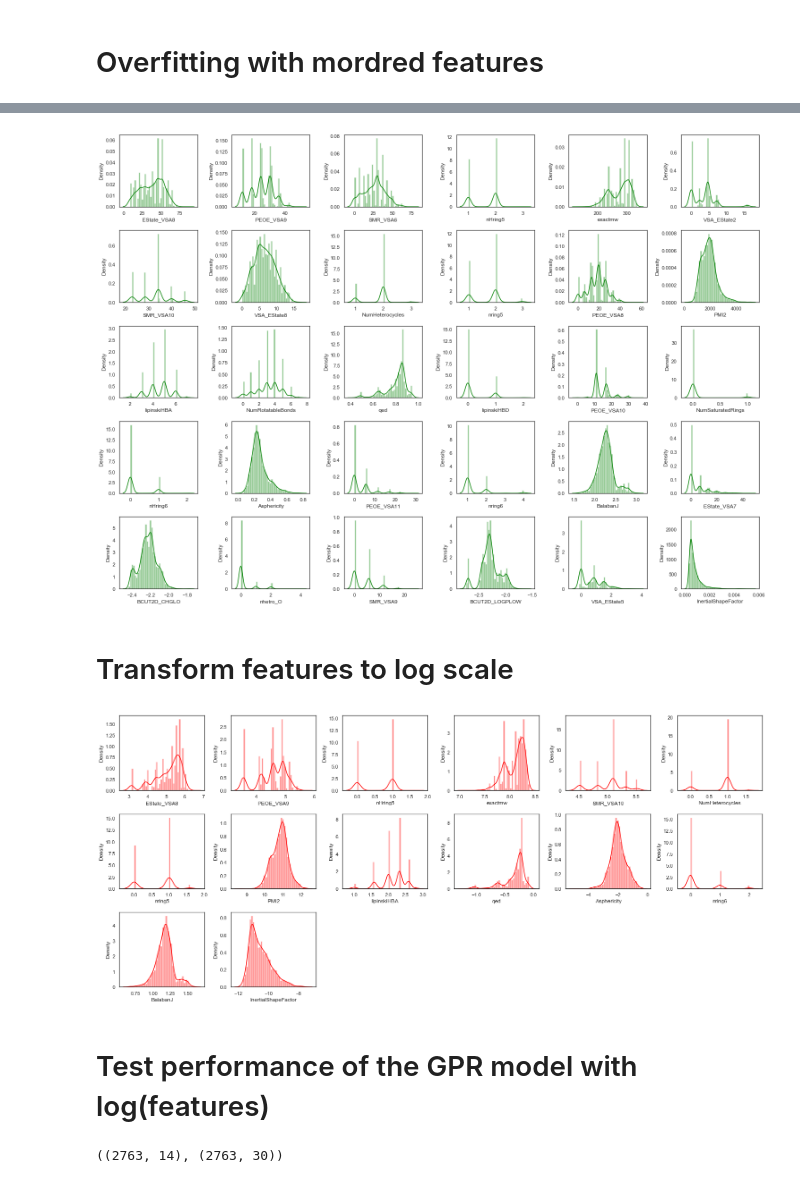
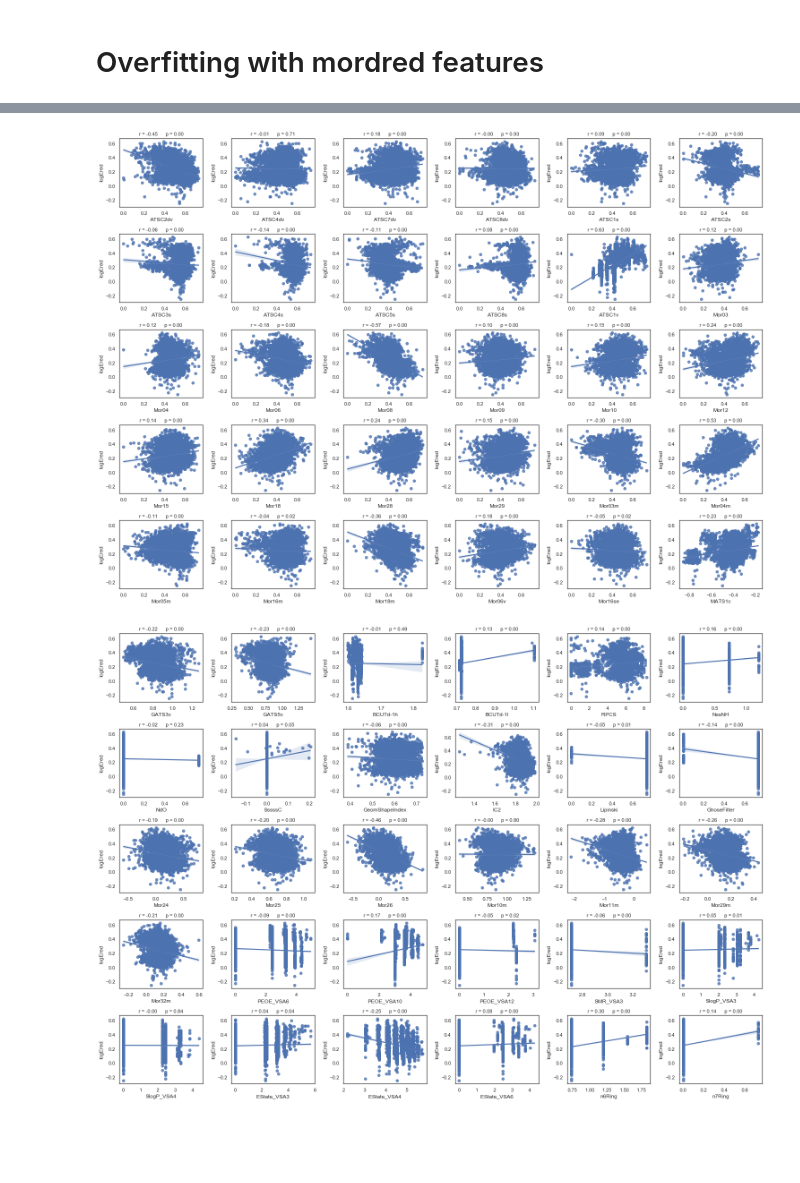
Before and after one commit to akashjn/Machine_Learning_Chemistry, a Jupyter notebook: Reduction Potential/Exploring_Effect_of_Feature_Number_with_outliers_2700mols_mordred.ipynb, the cells around one changed output, grey strips where cells are left out. Cells and saved outputs as stored; diff of their text form; code cells hidden in the pictures; blank space fills up the shorter version.

Commit message:
mordred transformed

```diff
--- a/Reduction Potential/Exploring_Effect_of_Feature_Number_with_outliers_2700mols_mordred.ipynb
+++ b/Reduction Potential/Exploring_Effect_of_Feature_Number_with_outliers_2700mols_mordred.ipynb
@@ -479,5 +479,5 @@ def substruct_in_smi(mol_smi_str,pat_smi_str):
 # %%
-# Xdata_btz_corr_scaffold_rings=pd.concat([Xdata_btz,df_ring,df_ringh,df_ringD,df_class],axis=1)
+Xdata_btz_corr_scaffold_rings=pd.concat([Xdata_btz,df_ringD,df_class],axis=1)
 # # Xdata_btz_uncorr_clean_scaffold_rings
 # %%
 # Xdata_btz_corr_scaffold_rings.shape
@@ -491,7 +491,8 @@ def substruct_in_smi(mol_smi_str,pat_smi_str):
 # %% [markdown]
 # Drop columns with identical values
 # %%
-Xdata_btz_clean=Xdata_btz.loc[:,Xdata_btz.nunique()>1]
+# Xdata_btz_clean=Xdata_btz.loc[:,Xdata_btz.nunique()>1]
+Xdata_btz_clean=Xdata_btz_corr_scaffold_rings.loc[:,Xdata_btz_corr_scaffold_rings.nunique()>1]
 # %%
 Xdata_btz_clean.shape
 # %% [output]
@@ -512,6 +513,6 @@ def remove_corr_features(Xdata,corr_cutoff = 0.75):
     print(f"Remaining features %d" %(Xdata.shape[1]))
     return Xdata
 # %%
-Xdata_btz_uncorr=remove_corr_features(Xdata=Xdata_btz_clean, corr_cutoff=0.6)
+Xdata_btz_uncorr=remove_corr_features(Xdata=Xdata_btz_clean, corr_cutoff=0.62)
 print(Xdata_btz_uncorr.shape)
 # %% [output]
@@ -1166,7 +1239,11 @@ warnings.simplefilter(action='ignore', category=FutureWarning)
 # %%
-target = 'Ered(V)'
+X=Xdata_btz_uncorr
+target="logEred"
+
+corr_ered_feat=[]
+
 descriptors=X.columns.to_list()
-from scipy.stats import norm
+
 nr_rows = 5
 nr_cols = 6
 sns.set(style='white')
@@ -1179,16 +1256,19 @@ for r in range(0,nr_rows):
 
         if i < len(descriptors):
 
-            sns.distplot(x=X[descriptors[i]],color="green", ax = axs[r][c],bins=40,kde=True)
+            # print(i,descriptors[i])
+            sns.regplot(x=X[descriptors[i]], y=ERed_data[target], ax = axs[r][c])
 
-            axs[r][c].set_xlabel(descriptors[i])
+            stp = stats.pearsonr(X[descriptors[i]], ERed_data[target])
+            # corr_ered_feat.append([descriptors[i],stp[0]])
+            # str_title = "Pearson’s correlation coefficient (r) = " + "{0:.2f}".format(stp[0]) + "      " "Two-tailed p-value (p) = " + "{0:.2f}".format(stp[1])
+            str_title = "r = " + "{0:.2f}".format(stp[0]) + "      " "p = " + "{0:.2f}".format(stp[1])
+            corr_ered_feat.append([descriptors[i],stp[0]])
+            axs[r][c].set_title(str_title,fontsize=11)
         else:
             fig.delaxes(axs[r][c])
-
 plt.tight_layout()
 # plt.savefig("./Figures/Ered_desc2.png",dpi=300)
 plt.show()
 # %% [output]
-[figure, old version]
+[figure, new version]
-# %% [markdown]
-# Transform features to log scale
@@ -1200,33 +1275,29 @@ df=df.dropna(axis=1)
 # %%
-target = 'Ered(V)'
-descriptors=df.columns.to_list()
-from scipy.stats import norm
 nr_rows = 5
 nr_cols = 6
 sns.set(style='white')
 fig, axs = plt.subplots(nr_rows, nr_cols, figsize=(nr_cols*3.5,nr_rows*3))
 
 for r in range(0,nr_rows):
 
     for c in range(0,nr_cols):
-        i = r*nr_cols+c
+        i = r*nr_cols+c+30
 
         if i < len(descriptors):
 
-            # sns.distplot(x=X[descriptors[i]],color="green", ax = axs[r][c],bins=40,kde=True)
-            sns.distplot(x=df[descriptors[i]],color="red", ax = axs[r][c],bins=40,kde=True)
-            axs[r][c].set_xlabel(descriptors[i])
+            # print(i,descriptors[i])
+            sns.regplot(x=X[descriptors[i]], y=ERed_data[target], ax = axs[r][c])
+
+            stp = stats.pearsonr(X[descriptors[i]], ERed_data[target])
+            # corr_ered_feat.append([descriptors[i],stp[0]])
+            # str_title = "Pearson’s correlation coefficient (r) = " + "{0:.2f}".format(stp[0]) + "      " "Two-tailed p-value (p) = " + "{0:.2f}".format(stp[1])
+            str_title = "r = " + "{0:.2f}".format(stp[0]) + "      " "p = " + "{0:.2f}".format(stp[1])
+            corr_ered_feat.append([descriptors[i],stp[0]])
+            axs[r][c].set_title(str_title,fontsize=11)
         else:
             fig.delaxes(axs[r][c])
-
 plt.tight_layout()
 # plt.savefig("./Figures/Ered_desc2.png",dpi=300)
 plt.show()
 # %% [output]
-[figure, old version]
+[figure, new version]
-# %% [markdown]
-# Test performance of the GPR model with log(features)
-# %%
-df.shape,X.shape
-# %% [output]
-((2763, 14), (2763, 30))
```
Also changed, not shown: parts of 40 cells of this notebook.
